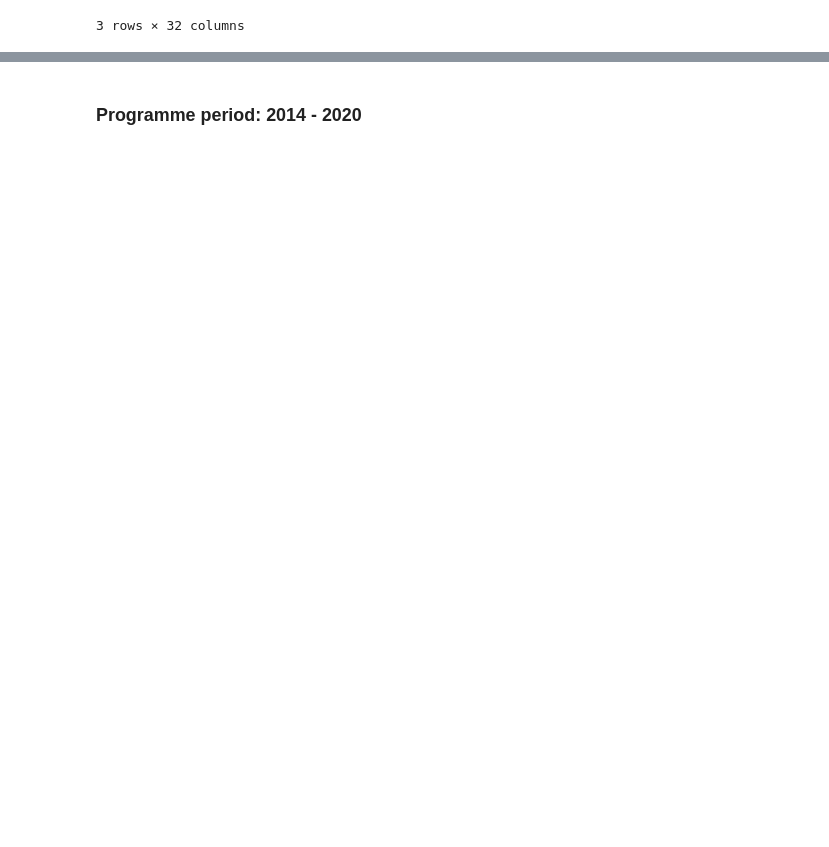
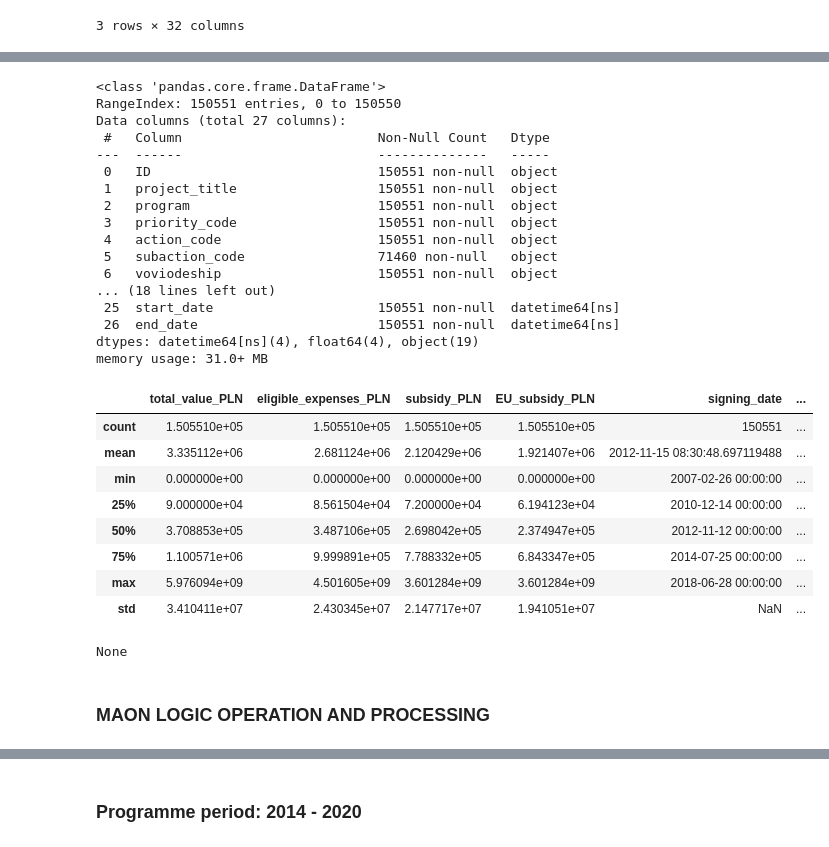
Before and after one commit to aleksandrajaremko/Policy-paper, a Jupyter notebook: code/processing/UE_funds_processing/GUS_processing.ipynb, the cells around one changed output, grey strips where cells are left out. Drawn from its saved outputs; the diff is of its cells as text; code cells hidden in the pictures; blank space fills up the shorter version.

Commit message:
advanced GUS processing
Lista umów --> funding in gmina/powiat in YEAR X (intemediary dataframe)

```diff
--- a/code/processing/GUS_processing.ipynb
+++ b/code/processing/UE_funds_processing/GUS_processing.ipynb
@@ -177,0 +192,8 @@ df_combined.to_parquet(r'data/clean/treatment/eu_flows/gmina_FE_2007_13_pln_eur.
+# %%
+umowy_200713_INNE_all.rename(columns={
+                                "Data rozpoczęcia realizacji " : "Data rozpoczęcia realizacji",
+                                "Województwo" : "Województwo.1",
+                                "Cały kraj/ Województwo" : "Województwo"
+                                },
+                                inplace = True
+)
@@ -177,0 +206,2 @@ df_combined.to_parquet(r'data/clean/treatment/eu_flows/gmina_FE_2007_13_pln_eur.
+# %%
+umowy_200713 = pd.concat([umowy_200713_POKL_all, umowy_200713_INNE_all], ignore_index=True)
@@ -177,0 +237,32 @@ df_combined.to_parquet(r'data/clean/treatment/eu_flows/gmina_FE_2007_13_pln_eur.
+# %%
+rename_dict = {
+                "Numer umowy/aneksu/decyzji" : "ID",
+                "Tytuł projektu" : "project_title",
+                "Program Operacyjny <Nazwa>" : 'program',
+                "Oś priorytetowa <Kod>" : 'priority_code',
+                "Działanie <Kod>" : "action_code",
+                "Poddziałanie <Kod>" : "subaction_code",
+                "Województwo" : "voviodeship",
+                "Powiat" : "powiat",
+                "Gmina" : "gmina",
+                "Wartość ogółem" : "total_value_PLN",
+                "Wydatki kwalifikowalne" : "eligible_expenses_PLN",
+                "Dofinansowanie" : "subsidy_PLN",
+                "Dofinansowanie UE" : "EU_subsidy_PLN",
+                "Nazwa beneficjenta" : "beneficiary",
+                "NIP beneficjenta" : "beneficiary_ID",
+                "Kod pocztowy" : "beneficiary_postal_code",
+                "Miejscowość" : "beneficiary_city",
+                "Województwo.1" : "beneficiary_voviodeship",
+                "Powiat.1" : "beneficiary_powiat",
+                "Temat priorytetu" : "priority_theme",
+                "Forma prawna" : "beneficiary_status",
+                "Obszar realizacji" : "terriority_type",
+                "Projekt zakończony (Wniosek o płatność końcową)" : "project_completed",
+                "Data podpisania Umowy/Aneksu" : "signing_date",
+                "Data utworzenia w KSI SIMIK 07-13 Umowy/Aneksu" : "creation_date_KSI_SIMIK_07_12",
+                "Data rozpoczęcia realizacji" : "start_date",
+                "Data zakończenia realizacji" : "end_date"
+}
+# %%
+umowy_200713.rename(columns=rename_dict, inplace=True)
@@ -177,0 +305,30 @@ df_combined.to_parquet(r'data/clean/treatment/eu_flows/gmina_FE_2007_13_pln_eur.
+# %%
+display(umowy_200713.describe(), umowy_200713.info())
+# %% [output]
+<class 'pandas.core.frame.DataFrame'>
+RangeIndex: 150551 entries, 0 to 150550
+Data columns (total 27 columns):
+ #   Column                         Non-Null Count   Dtype
+---  ------                         --------------   -----
+ 0   ID                             150551 non-null  object
+ 1   project_title                  150551 non-null  object
+ 2   program                        150551 non-null  object
+ 3   priority_code                  150551 non-null  object
+ 4   action_code                    150551 non-null  object
+ 5   subaction_code                 71460 non-null   object
+ 6   voviodeship                    150551 non-null  object
+... (18 lines left out)
+ 25  start_date                     150551 non-null  datetime64[ns]
+ 26  end_date                       150551 non-null  datetime64[ns]
+dtypes: datetime64[ns](4), float64(4), object(19)
+memory usage: 31.0+ MB
+|  | total_value_PLN | eligible_expenses_PLN | subsidy_PLN | EU_subsidy_PLN | signing_date | ... |
+| count | 1.505510e+05 | 1.505510e+05 | 1.505510e+05 | 1.505510e+05 | 150551 | ... |
+| mean | 3.335112e+06 | 2.681124e+06 | 2.120429e+06 | 1.921407e+06 | 2012-11-15 08:30:48.697119488 | ... |
+| min | 0.000000e+00 | 0.000000e+00 | 0.000000e+00 | 0.000000e+00 | 2007-02-26 00:00:00 | ... |
+| 25% | 9.000000e+04 | 8.561504e+04 | 7.200000e+04 | 6.194123e+04 | 2010-12-14 00:00:00 | ... |
+| 50% | 3.708853e+05 | 3.487106e+05 | 2.698042e+05 | 2.374947e+05 | 2012-11-12 00:00:00 | ... |
+| 75% | 1.100571e+06 | 9.999891e+05 | 7.788332e+05 | 6.843347e+05 | 2014-07-25 00:00:00 | ... |
+| max | 5.976094e+09 | 4.501605e+09 | 3.601284e+09 | 3.601284e+09 | 2018-06-28 00:00:00 | ... |
+| std | 3.410411e+07 | 2.430345e+07 | 2.147717e+07 | 1.941051e+07 | NaN | ... |
+None
@@ -177,0 +337,2 @@ df_combined.to_parquet(r'data/clean/treatment/eu_flows/gmina_FE_2007_13_pln_eur.
+# %% [markdown]
+### MAON LOGIC OPERATION AND PROCESSING
```
Also changed, not shown: parts of 47 cells of this notebook, 7 other files.
